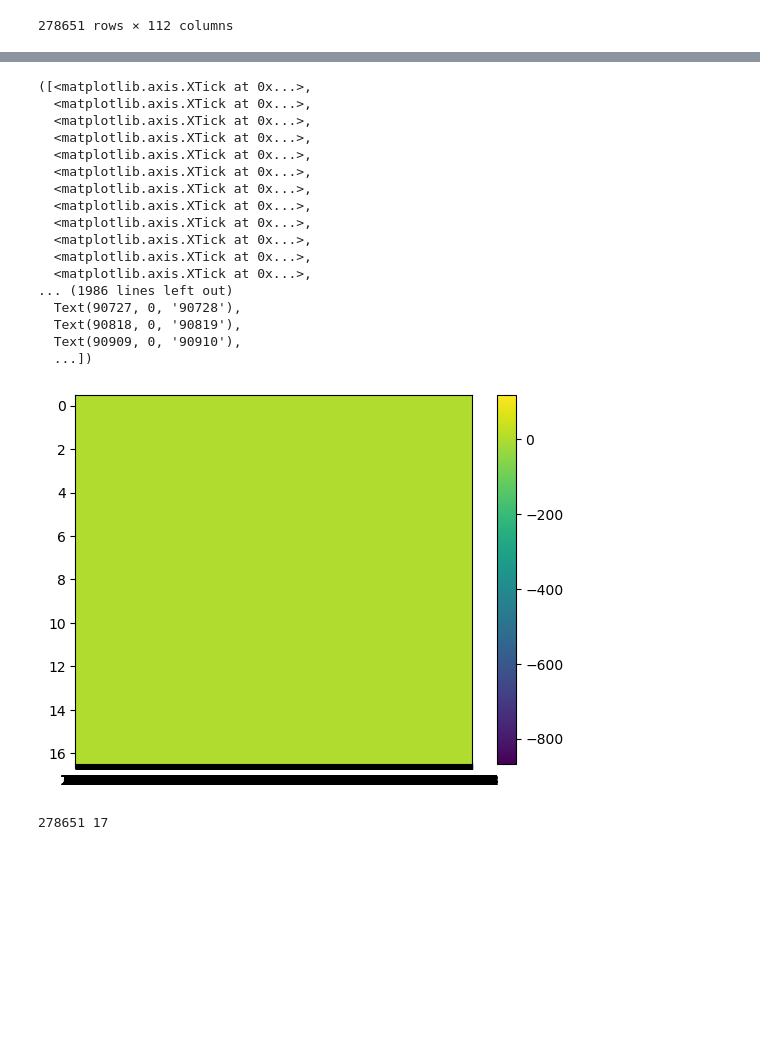
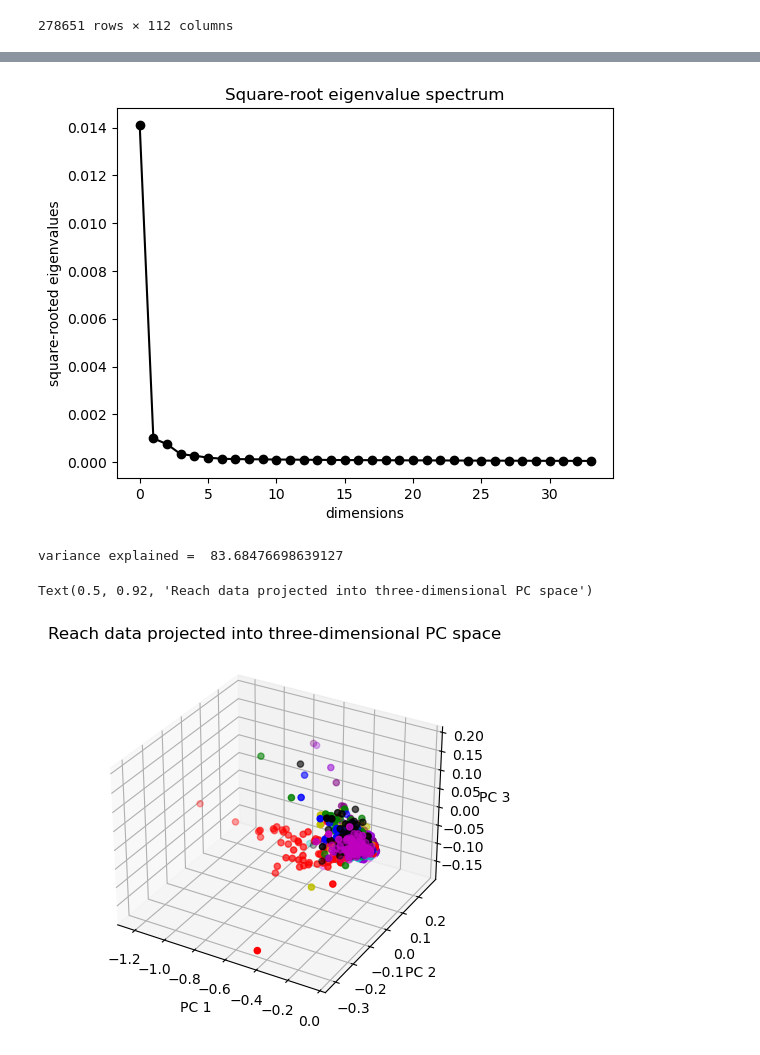
Before and after one commit to asheux/neurofish, a Jupyter notebook: MexicanZebraFish.ipynb, the cells around one changed output, grey strips where cells are left out. Saved outputs shown, nothing was run; the diff lists cells and outputs as text; code cells hidden in the pictures; blank space fills up the shorter version.

```diff
--- a/MexicanZebraFish.ipynb
+++ b/MexicanZebraFish.ipynb
@@ -299,29 +294,38 @@ plt.bar(numbers_expressed, 10)
-# %%
-fig = plt.figure()
-b   = plt.imshow(loom_pd.T, aspect='auto')
-fig.colorbar(b)
-plt.xticks(range(0,n,91),range(1,n+1,91))
-# %% [output]
-([<matplotlib.axis.XTick at 0x...>,
-  <matplotlib.axis.XTick at 0x...>,
-  <matplotlib.axis.XTick at 0x...>,
-  <matplotlib.axis.XTick at 0x...>,
-  <matplotlib.axis.XTick at 0x...>,
-  <matplotlib.axis.XTick at 0x...>,
-  <matplotlib.axis.XTick at 0x...>,
-  <matplotlib.axis.XTick at 0x...>,
-  <matplotlib.axis.XTick at 0x...>,
-  <matplotlib.axis.XTick at 0x...>,
-  <matplotlib.axis.XTick at 0x...>,
-  <matplotlib.axis.XTick at 0x...>,
-... (1986 lines left out)
-  Text(90727, 0, '90728'),
-  Text(90818, 0, '90819'),
-  Text(90909, 0, '90910'),
-  ...])
-[figure, removed]
 # %%
-D, T = loom_pd.shape
-print(D, T)
+# Performing PCA -> Dimensionality reduction
+sss = pd.concat([loom_pd, loom_right], axis=1).to_numpy()[:1000]
+n, d = sss.shape
+U, D = pca(sss)
+
+#plot the square-root eigenvalue spectrum
+fig = plt.figure()
+plt.plot(D,'-o',color='black')
+plt.xlabel('dimensions')
+plt.ylabel('square-rooted eigenvalues')
+plt.title('Square-root eigenvalue spectrum')
+plt.show()
 # %% [output]
-278651 17
+[figure, added]
+# %%
+percent_var = 100 * np.sum(D[:3])/np.sum(D)
+print('variance explained = ', percent_var)
+# %% [output]
+variance explained =  83.68476698639127
+# %%
+colors = ['r','k','y','g','b','m','c','violet','darkviolet','purple']
+_angle = 100;
+fig = plt.figure()
+ax  = fig.add_subplot(projection='3d')
+
+for loomangle in range(n//_angle):
+    indxx = np.arange(0,_angle,1)+(loomangle)*_angle
+    X = sss[indxx,:]
+    ax.scatter(X@U[:,0],X@U[:,1],X@U[:,2],'o', color=colors[loomangle])
+ax.set_xlabel('PC 1')
+ax.set_ylabel('PC 2')
+ax.set_zlabel('PC 3')
+
+plt.title('Reach data projected into three-dimensional PC space')
+# %% [output]
+Text(0.5, 0.92, 'Reach data projected into three-dimensional PC space')
+[figure, added]
```
Also changed, not shown: parts of 6 cells of this notebook.
